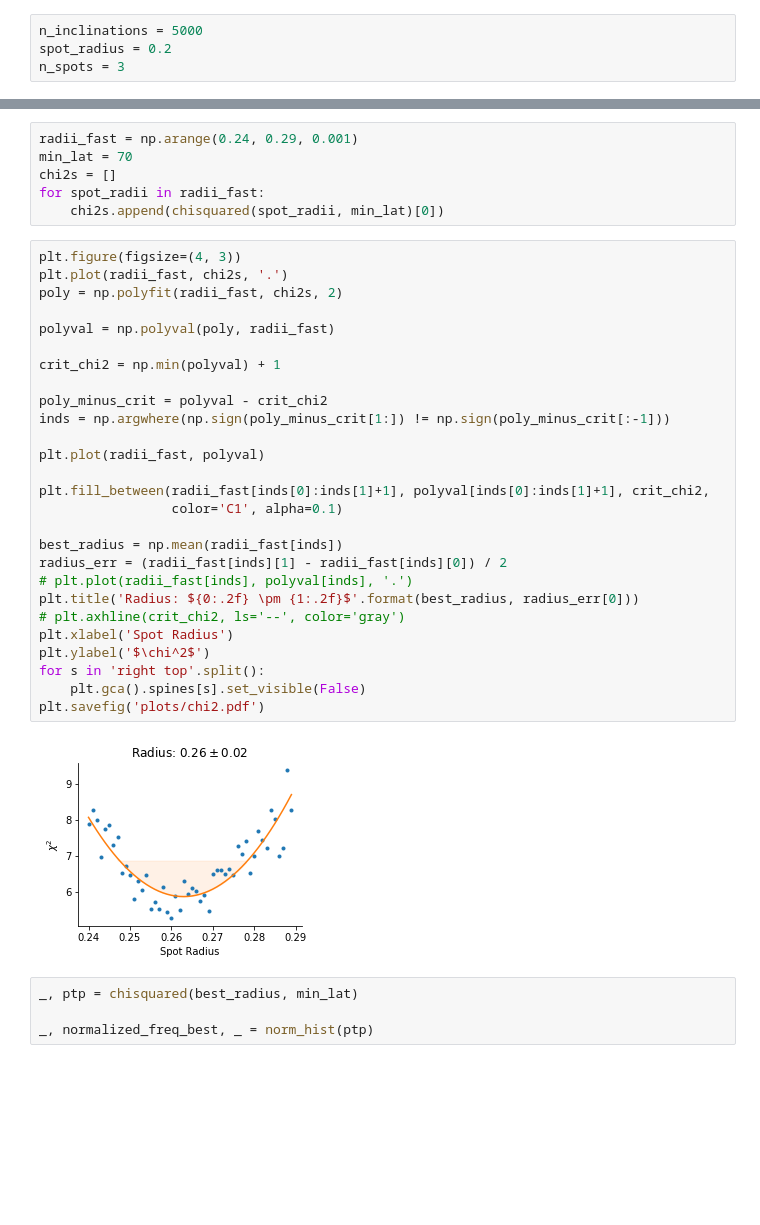
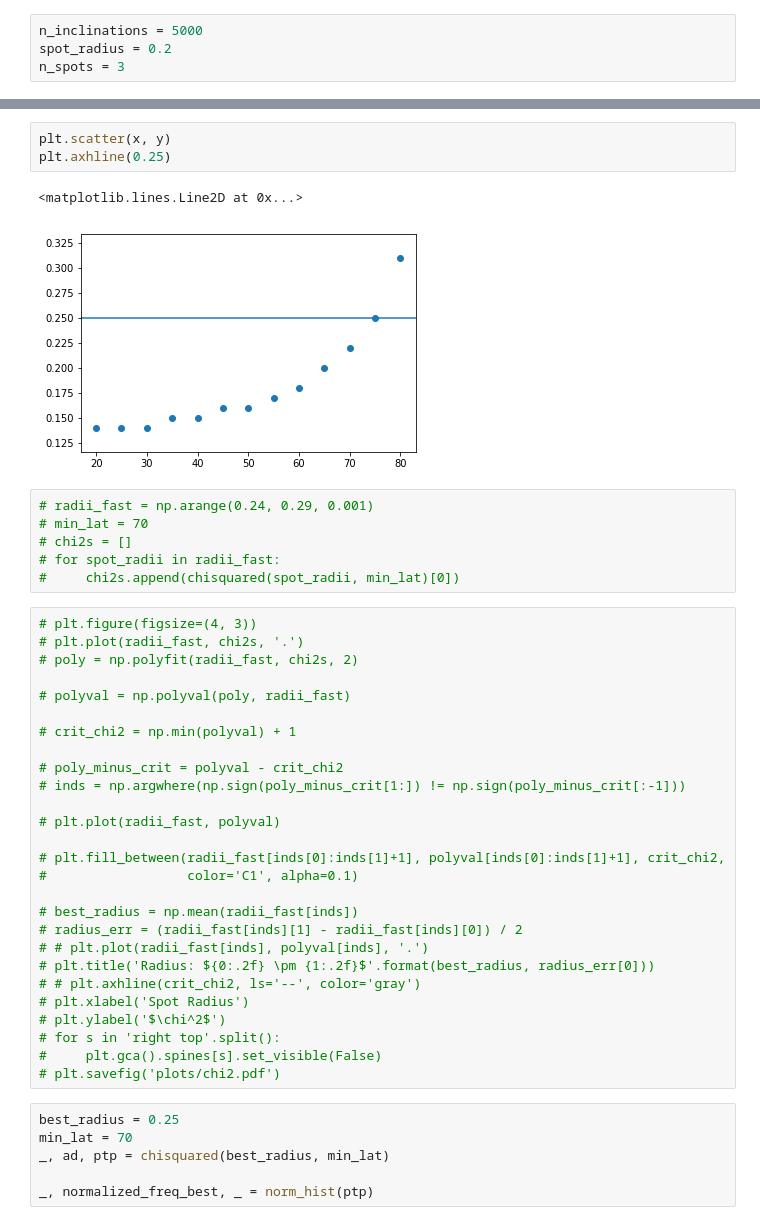
Before and after one commit to bmorris3/zeitsprung, a Jupyter notebook: fleck_inflated_pop.ipynb, the cells around one changed output, grey strips where cells are left out. Saved outputs shown, nothing was run; the diff lists cells and outputs as text; blank space fills up the shorter version.

```diff
--- a/fleck_inflated_pop.ipynb
+++ b/fleck_inflated_pop.ipynb
@@ -80,40 +113,46 @@ plt.savefig('plots/spot_minlat.pdf', bbox_inches='tight')
+# %%
+plt.scatter(x, y)
+plt.axhline(0.25)
+# %% [output]
+<matplotlib.lines.Line2D at 0x...>
+[figure, added]
 # %%
-radii_fast = np.arange(0.24, 0.29, 0.001)
-min_lat = 70
-chi2s = []
-for spot_radii in radii_fast:
-    chi2s.append(chisquared(spot_radii, min_lat)[0])
+# radii_fast = np.arange(0.24, 0.29, 0.001)
+# min_lat = 70
+# chi2s = []
+# for spot_radii in radii_fast:
+#     chi2s.append(chisquared(spot_radii, min_lat)[0])
 # %%
-plt.figure(figsize=(4, 3))
-plt.plot(radii_fast, chi2s, '.')
-poly = np.polyfit(radii_fast, chi2s, 2)
+# plt.figure(figsize=(4, 3))
+# plt.plot(radii_fast, chi2s, '.')
+# poly = np.polyfit(radii_fast, chi2s, 2)
 
-polyval = np.polyval(poly, radii_fast)
+# polyval = np.polyval(poly, radii_fast)
 
-crit_chi2 = np.min(polyval) + 1
+# crit_chi2 = np.min(polyval) + 1
 
-poly_minus_crit = polyval - crit_chi2
-inds = np.argwhere(np.sign(poly_minus_crit[1:]) != np.sign(poly_minus_crit[:-1]))
+# poly_minus_crit = polyval - crit_chi2
+# inds = np.argwhere(np.sign(poly_minus_crit[1:]) != np.sign(poly_minus_crit[:-1]))
 
-plt.plot(radii_fast, polyval)
+# plt.plot(radii_fast, polyval)
 
-plt.fill_between(radii_fast[inds[0]:inds[1]+1], polyval[inds[0]:inds[1]+1], crit_chi2,
-                 color='C1', alpha=0.1)
+# plt.fill_between(radii_fast[inds[0]:inds[1]+1], polyval[inds[0]:inds[1]+1], crit_chi2,
+#                  color='C1', alpha=0.1)
 
-best_radius = np.mean(radii_fast[inds])
-radius_err = (radii_fast[inds][1] - radii_fast[inds][0]) / 2
-# plt.plot(radii_fast[inds], polyval[inds], '.')
-plt.title('Radius: ${0:.2f} \pm {1:.2f}$'.format(best_radius, radius_err[0]))
-# plt.axhline(crit_chi2, ls='--', color='gray')
-plt.xlabel('Spot Radius')
-plt.ylabel('$\chi^2$')
-for s in 'right top'.split():
-    plt.gca().spines[s].set_visible(False)
-plt.savefig('plots/chi2.pdf')
+# best_radius = np.mean(radii_fast[inds])
+# radius_err = (radii_fast[inds][1] - radii_fast[inds][0]) / 2
+# # plt.plot(radii_fast[inds], polyval[inds], '.')
+# plt.title('Radius: ${0:.2f} \pm {1:.2f}$'.format(best_radius, radius_err[0]))
+# # plt.axhline(crit_chi2, ls='--', color='gray')
+# plt.xlabel('Spot Radius')
+# plt.ylabel('$\chi^2$')
+# for s in 'right top'.split():
+#     plt.gca().spines[s].set_visible(False)
+# plt.savefig('plots/chi2.pdf')
-# %% [output]
-[figure, removed]
 # %%
-_, ptp = chisquared(best_radius, min_lat)
+best_radius = 0.25
+min_lat = 70
+_, ad, ptp = chisquared(best_radius, min_lat)
 
 _, normalized_freq_best, _ = norm_hist(ptp)
 # %%
```
Also changed, not shown: parts of 12 cells of this notebook, 1 other file.
